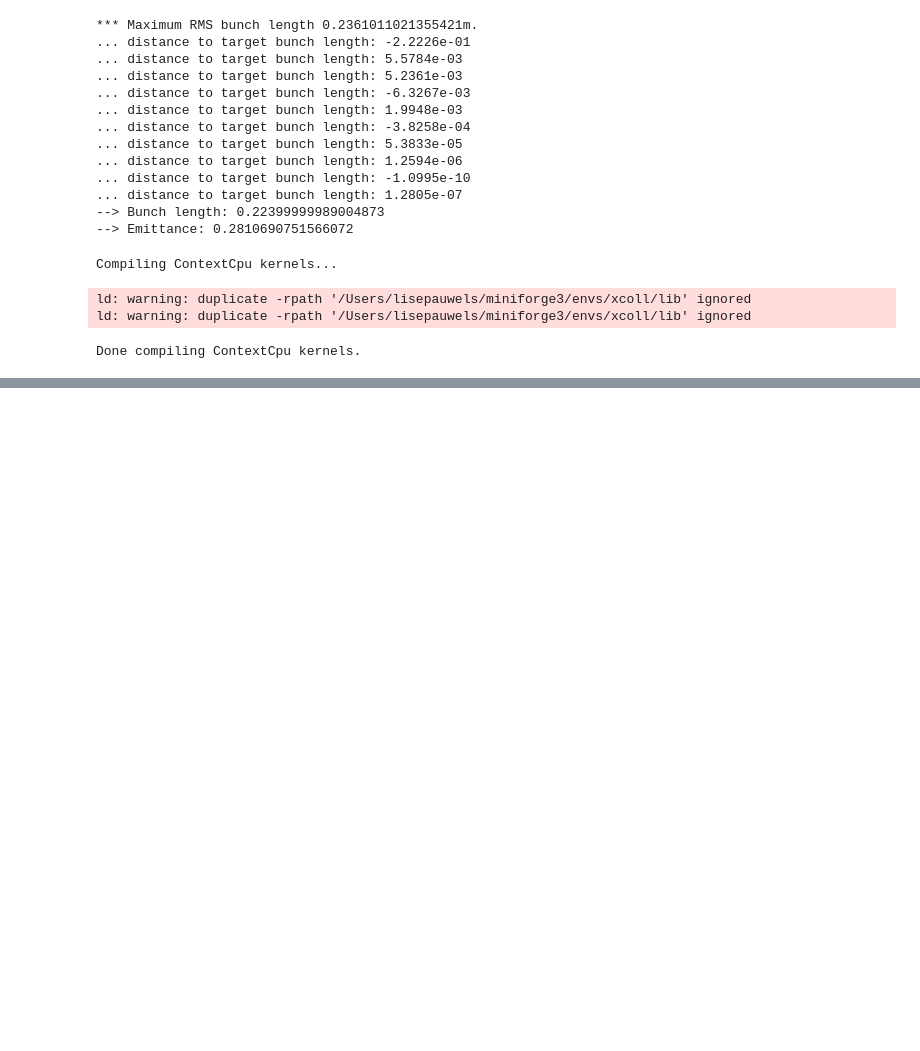
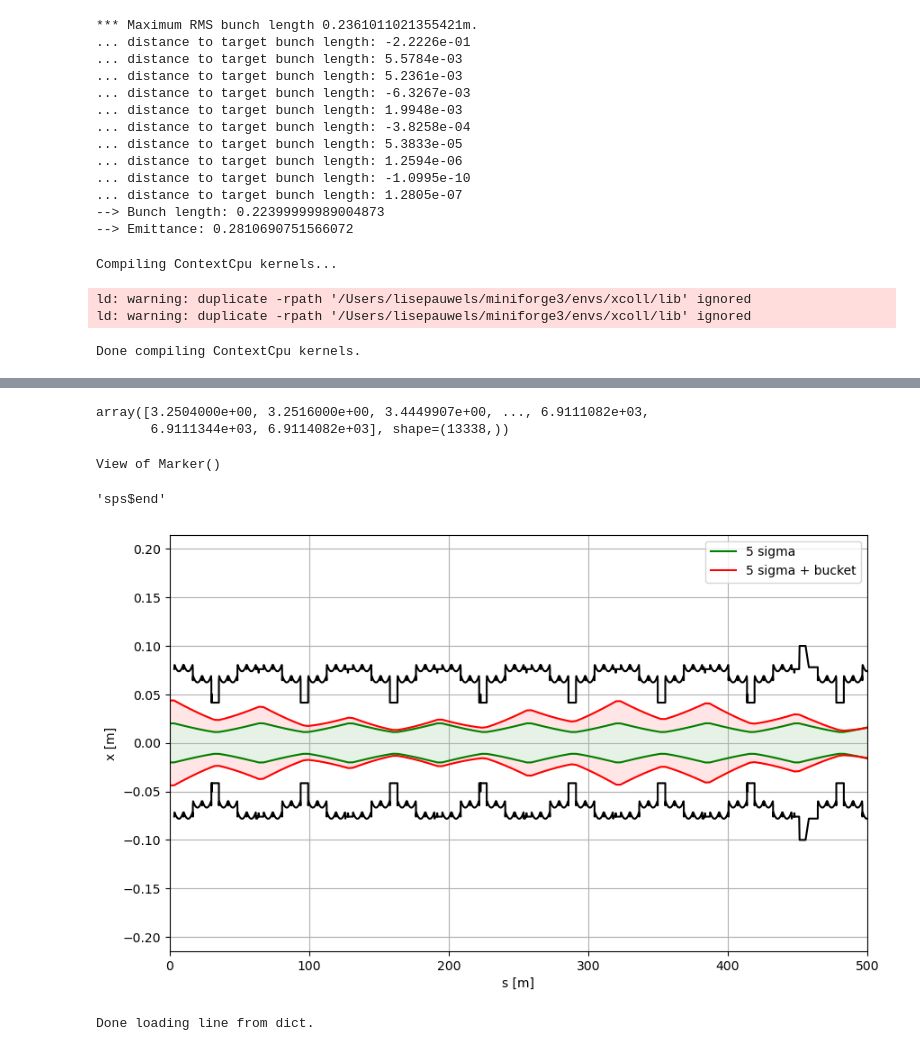
Before and after one commit to lisepauwels/sps_simulations, a Jupyter notebook: Prototyping/20250908/20250908.ipynb, the cells around one changed output, grey strips where cells are left out. Drawn from its saved outputs; the diff is of its cells as text; code cells hidden in the pictures; blank space fills up the shorter version.

```diff
--- a/Prototyping/20250908/20250908.ipynb
+++ b/Prototyping/20250908/20250908.ipynb
@@ -154,0 +350,7 @@ ThisLM.to_json(file=f'LM_blowup.json')
+# %%
+ap_calc = apertls.ApertureCalculator(line)
+# %%
+x_ext = ap_calc.compute_x_extent()
+# %%
+tt = line.get_table()
+tw = line.twiss()
@@ -154,0 +362,46 @@ ThisLM.to_json(file=f'LM_blowup.json')
+# %%
+mask = np.array([line[nn].__class__.__name__.startswith('Limit') for nn in tt.name[:-1]])
+mask = np.concatenate((mask, [False]))
+tt.s[mask]
+# %% [output]
+array([3.2504000e+00, 3.2516000e+00, 3.4449907e+00, ..., 6.9111082e+03,
+       6.9111344e+03, 6.9114082e+03], shape=(13338,))
+# %%
+line['sps$end']
+# %% [output]
+View of Marker()
+# %%
+tt.name[-2]
+# %% [output]
+'sps$end'
+# %%
+exn=3.5e-6
+nrj=21
+pmass=0.938
+bucket_height=3e-3
+
+fig, ax = plt.subplots(figsize=(10,6))
+ax.plot(tt.s[mask], x_ext[:, 0], color='k')
+ax.plot(tt.s[mask], x_ext[:, 1], color='k')
+ax.plot(tw.s, 5*np.sqrt(tw.betx*exn*pmass/nrj), color='green', label='5 sigma')
+ax.plot(tw.s, -5*np.sqrt(tw.betx*exn*pmass/nrj), color='green')
+
+ax.plot(tw.s, 5*np.sqrt(tw.betx*exn*pmass/nrj)+bucket_height*tw.dx, color='red', label='5 sigma + bucket')
+ax.plot(tw.s, -5*np.sqrt(tw.betx*exn*pmass/nrj)-bucket_height*tw.dx, color='red')
+
+ax.fill_between(tw.s, -5*np.sqrt(tw.betx*exn*pmass/nrj), 5*np.sqrt(tw.betx*exn*pmass/nrj), color='green', alpha=0.1)
+ax.fill_between(tw.s, -5*np.sqrt(tw.betx*exn*pmass/nrj)-bucket_height*tw.dx, -5*np.sqrt(tw.betx*exn*pmass/nrj), color='red', alpha=0.1)
+ax.fill_between(tw.s, 5*np.sqrt(tw.betx*exn*pmass/nrj)+bucket_height*tw.dx, 5*np.sqrt(tw.betx*exn*pmass/nrj), color='red', alpha=0.1)
+ax.grid()
+ax.legend()
+ax.set_xlim(0,500)
+ax.set_xlabel('s [m]')
+ax.set_ylabel('x [m]')
+plt.savefig('x_extent_with_bucket.pdf', dpi=300)
+plt.show()
+# %% [output]
+[figure, added]
+# %%
+line2 = xt.Line.from_json('../../injection_lines/sps_with_aperture_inj_q20.json')
+# %% [output]
+Done loading line from dict.
```
Also changed, not shown: parts of 28 cells of this notebook, 12 other files.
